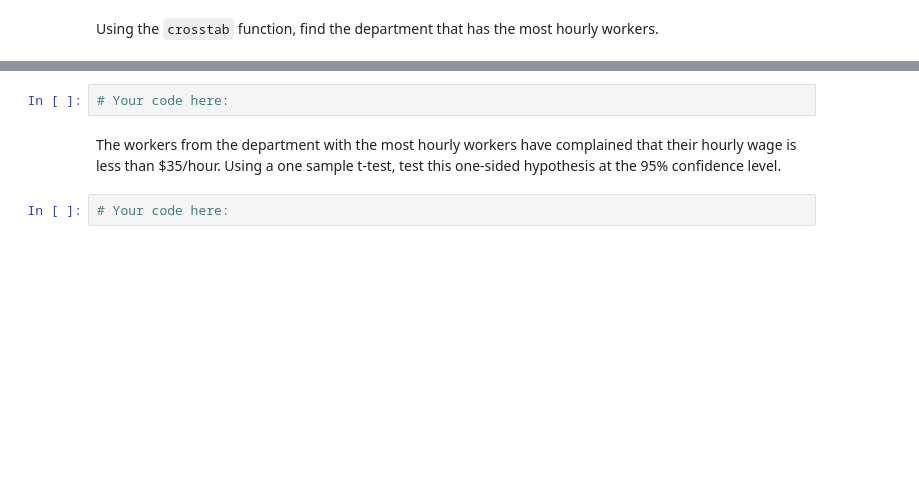
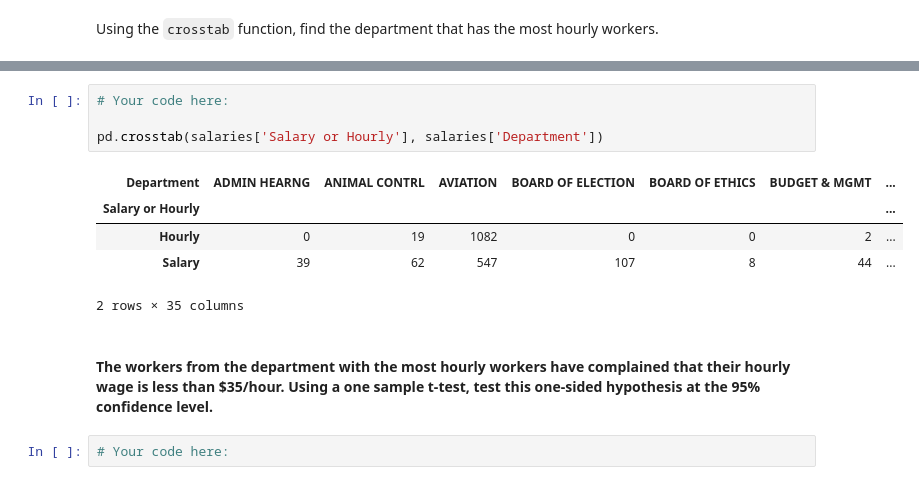
Before and after one commit to yidic/lab-hypothesis-testing, a Jupyter notebook: your-code/main.ipynb, the cells around one changed output, grey strips where cells are left out. Drawn from its saved outputs; the diff is of its cells as text; blank space fills up the shorter version.

```diff
--- a/your-code/main.ipynb
+++ b/your-code/main.ipynb
@@ -46,7 +196,15 @@ Using the `crosstab` function, find the department that has the most hourly work
 # %%
 # Your code here:
+
+pd.crosstab(salaries['Salary or Hourly'], salaries['Department'])
+# %% [output]
+| Department | ADMIN HEARNG | ANIMAL CONTRL | AVIATION | BOARD OF ELECTION | BOARD OF ETHICS | BUDGET & MGMT | ... |
+| Salary or Hourly |  |  |  |  |  |  | ... |
+| Hourly | 0 | 19 | 1082 | 0 | 0 | 2 | ... |
+| Salary | 39 | 62 | 547 | 107 | 8 | 44 | ... |
+2 rows × 35 columns
 # %% [markdown]
-The workers from the department with the most hourly workers have complained that their hourly wage is less than $35/hour. Using a one sample t-test, test this one-sided hypothesis at the 95% confidence level.
+####   The workers from the department with the most hourly workers have complained that their hourly wage is less than $35/hour. Using a one sample t-test, test this one-sided hypothesis at the 95% confidence level.
 # %%
 # Your code here:
 # %% [markdown]
```
Also changed, not shown: parts of 18 cells of this notebook.
